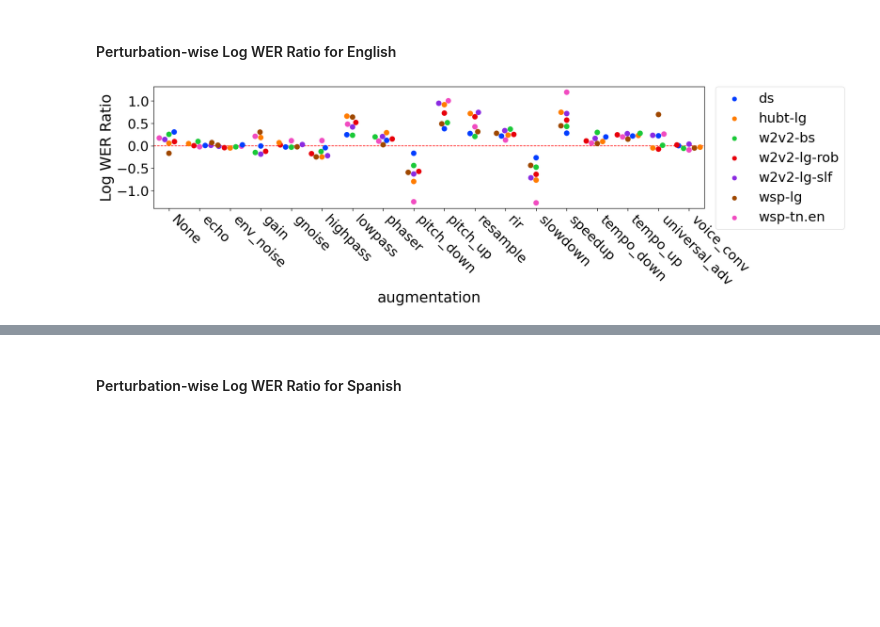
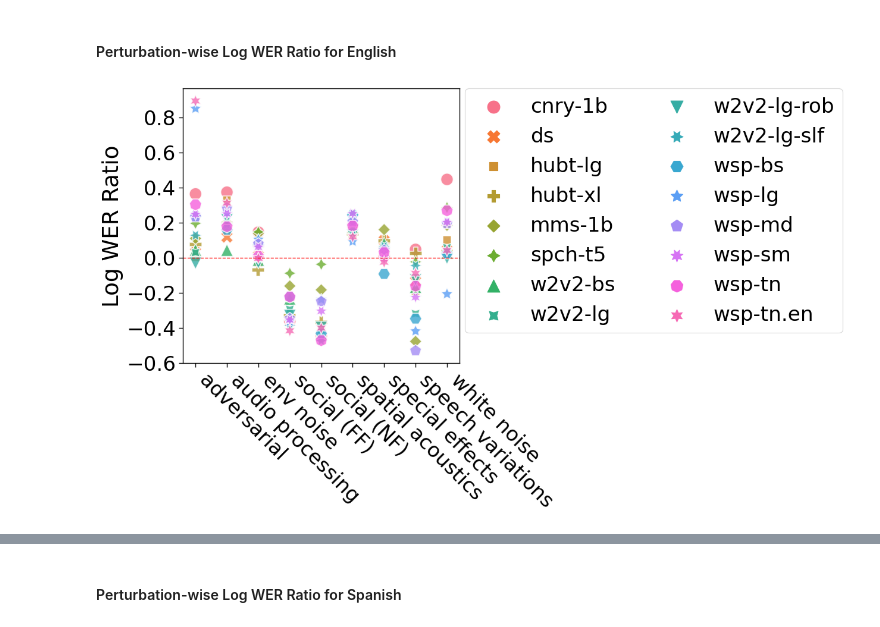
Before and after one commit to ahmedshah1494/speech_robust_bench, a Jupyter notebook: gender_analysis.ipynb, the cells around one changed output, grey strips where cells are left out. Cells and saved outputs as stored; diff of their text form; code cells hidden in the pictures; blank space fills up the shorter version.

Commit message:
plotting code for neurips 24

```diff
--- a/gender_analysis.ipynb
+++ b/gender_analysis.ipynb
@@ -144,7 +234,7 @@ $WERR^M_\text{pert,sev} = \log WER^M_\text{pert,sev,female} - \log WER^M_\text{p
 # %%
 # Compute the average WER and CER for each dataset, model, augmentation and severity.
 # This is done only to obtain a DataFrame of the appropriate shape for the next step.
-agg_results_diff_df = deepcopy(agg_results_df.pivot_table(index=['dataset', 'model (abrv)', 'augmentation', 'severity'], values=['wer','cer'])).reset_index()
+agg_results_diff_df = deepcopy(agg_results_df.pivot_table(index=['dataset', 'model (abrv)', 'augmentation', 'category', 'severity'], values=['wer','cer'])).reset_index()
 # Compute log WER/CER ratio, and add the WER/CER for males and females to the dataframe
 agg_results_diff_df['Log WER Ratio'] = np.log2(agg_results_df[agg_results_df['speaker_gender'] == 'F']['wer'].values / agg_results_df[agg_results_df['speaker_gender'] == 'M']['wer'].values)
 agg_results_diff_df['Log CER ratio'] = np.log2(agg_results_df[agg_results_df['speaker_gender'] == 'F']['cer'].values / agg_results_df[agg_results_df['speaker_gender'] == 'M']['cer'].values)
@@ -165,11 +255,11 @@ model_results_diff_df['WER (Females)'] = model_results_df[model_results_df['spea
 model_results_diff_df['CER (Males)'] = model_results_df[model_results_df['speaker_gender'] == 'M']['cer']
 model_results_diff_df['CER (Females)'] = model_results_df[model_results_df['speaker_gender'] == 'F']['cer']
 # %%
-data = agg_results_diff_df[(agg_results_diff_df['dataset'] == 'librispeech_asr') & (agg_results_diff_df['model (abrv)'].isin(en_models_abrv)) & (agg_results_df['augmentation'].isna() | (agg_results_df['severity'] > 0)) & (~(agg_results_df['augmentation'].str.contains('+',regex=False)))]
+data = agg_results_diff_df[(agg_results_diff_df['model (abrv)'].isin(en_models_abrv)) & (agg_results_df['augmentation'].isna() | (agg_results_df['severity'] > 0)) & (~(agg_results_df['augmentation'].str.contains('+',regex=False)))]
 with sns.plotting_context('paper', font_scale=2.):
     # ax = sns.scatterplot(data=data, x='WER (Males)', y='WER (Females)', hue='model (abrv)', style='model (abrv)')
     # plt.legend(bbox_to_anchor=(1.02, 1), loc=2, borderaxespad=0.)
-    ax = sns.barplot(data=data, x='model (abrv)', y='Log WER Ratio', ci=None)
+    ax = sns.barplot(data=data, x='model (abrv)', y='Log WER Ratio', ci=None, hue='dataset')
     ax.set_xticklabels(ax.get_xticklabels(), rotation=-45, ha='left')
     ax.axhline(0, ls='--', color='red')
 # %% [output]
@@ -176,0 +267,8 @@ with sns.plotting_context('paper', font_scale=2.):
+# %%
+data = agg_results_diff_df[(agg_results_df['augmentation'].isna() | (agg_results_df['severity'] > 0)) & (~(agg_results_df['augmentation'].str.contains('+',regex=False)))]
+with sns.plotting_context('paper', font_scale=2.):
+    # ax = sns.scatterplot(data=data, x='WER (Males)', y='WER (Females)', hue='model (abrv)', style='model (abrv)')
+    # plt.legend(bbox_to_anchor=(1.02, 1), loc=2, borderaxespad=0.)
+    ax = sns.catplot(data=data, x='model (abrv)', y='Log WER Ratio', ci=None, col='dataset', kind='bar')
+    ax.set_xticklabels(ax.get_xticklabels(), rotation=-45, ha='left')
+    ax.axhline(0, ls='--', color='red')
@@ -191,8 +292,8 @@ plt.show()
 # %% [markdown]
 #### Perturbation-wise Log WER Ratio for English
 # %%
-corruption_results_df = agg_results_df.pivot_table(index=['dataset', 'model (abrv)', 'augmentation', 'speaker_gender'], values=['wer', 'cer'], aggfunc=np.mean).reset_index()
-corruption_results_diff_df = deepcopy(corruption_results_df.pivot_table(index=['dataset', 'model (abrv)', 'augmentation'], values=['wer','cer'])).reset_index()
+corruption_results_df = agg_results_df.pivot_table(index=['dataset', 'model (abrv)', 'augmentation', 'category', 'speaker_gender'], values=['wer', 'cer'], aggfunc=np.mean).reset_index()
+corruption_results_diff_df = deepcopy(corruption_results_df.pivot_table(index=['dataset', 'model (abrv)', 'augmentation', 'category'], values=['wer','cer'])).reset_index()
 corruption_results_diff_df['WER (Males)'] = corruption_results_df[corruption_results_df['speaker_gender'] == 'M']['wer']
 corruption_results_diff_df['WER (Females)'] = corruption_results_df[corruption_results_df['speaker_gender'] == 'F']['wer']
 corruption_results_diff_df['CER (Males)'] = corruption_results_df[corruption_results_df['speaker_gender'] == 'M']['cer']
@@ -200,17 +301,19 @@ corruption_results_diff_df['CER (Females)'] = corruption_results_df[corruption_r
 corruption_results_diff_df['Log WER Ratio'] = np.log2(corruption_results_df[corruption_results_df['speaker_gender'] == 'F']['wer'].values / corruption_results_df[corruption_results_df['speaker_gender'] == 'M']['wer'].values)
 corruption_results_diff_df['Log CER ratio'] = np.log2(corruption_results_df[corruption_results_df['speaker_gender'] == 'F']['cer'].values / corruption_results_df[corruption_results_df['speaker_gender'] == 'M']['cer'].values)
 # %%
-data=corruption_results_diff_df[(corruption_results_diff_df['dataset'] == 'librispeech_asr') & (corruption_results_diff_df['model (abrv)'].isin(en_models_abrv)) & ~(corruption_results_diff_df['augmentation'].str.contains('+',regex=False))]
-data = data.pivot_table(index=['model (abrv)', 'augmentation'], values=['Log WER Ratio', 'Log CER ratio']).reset_index()
-data['augmentation'] = data['augmentation'].str.replace('voice_conversion_vctk', 'voice_conv')
-data['augmentation'] = data['augmentation'].str.replace('env_noise_esc50', 'env_noise')
-plt.figure(figsize=(18,4))
-with sns.plotting_context('paper', font_scale=2.8):
+data=corruption_results_diff_df[(corruption_results_diff_df['model (abrv)'].isin(en_models_abrv)) & ~(corruption_results_diff_df['augmentation'].str.contains('+',regex=False)) & ~(corruption_results_diff_df['augmentation'].isin(['unoise', 'voice_conversion', 'voice_conversion_vctk'])) & ~(corruption_results_diff_df['dataset'].isin(['MLS (ES)', 'TEDLIUM']))]
+# data = data.replace({'env_noise_esc50': 'env_noise', 'voice_conversion_vctk': 'voice_conversion'})
+data = data.pivot_table(index=['model (abrv)', 'category'], values=['Log WER Ratio', 'Log CER ratio']).reset_index()
+# data['augmentation'] = data['augmentation'].str.replace('voice_conversion_vctk', 'voice_conv')
+# data['augmentation'] = data['augmentation'].str.replace('env_noise_esc50', 'env_noise')
+plt.figure(figsize=(6,6))
+with sns.plotting_context('paper', font_scale=2.8, rc={'lines.linewidth': 1, 'lines.markersize':15}):
     # ax = corruption_results_dfg = sns.boxplot(data=data, x='augmentation', y='Log WER Ratio', showfliers=False)
-    ax = corruption_results_dfg = sns.swarmplot(data=data, x='augmentation', y='Log WER Ratio', hue='model (abrv)', size=10, palette='bright')
-    plt.legend(bbox_to_anchor=(1.02, 1), loc=2, borderaxespad=0.)
+    ax = sns.scatterplot(data=data, x='category', y='Log WER Ratio', hue='model (abrv)', style='model (abrv)', alpha=0.8)
+    plt.legend(bbox_to_anchor=(1.02, 1), loc=2, ncol=2, borderaxespad=0.)
     plt.xticks(rotation=-45, ha='left')
+    plt.xlabel('')
     ax.axhline(0, ls='--', color='red')
 # g.axes[0,0].bar_label(g.axes[0,0].containers[-1], fmt='%.2f', label_type='edge')
 # %% [output]
-[figure, old version]
+[figure, new version]
```
Also changed, not shown: parts of 41 cells of this notebook, 1 other file.
